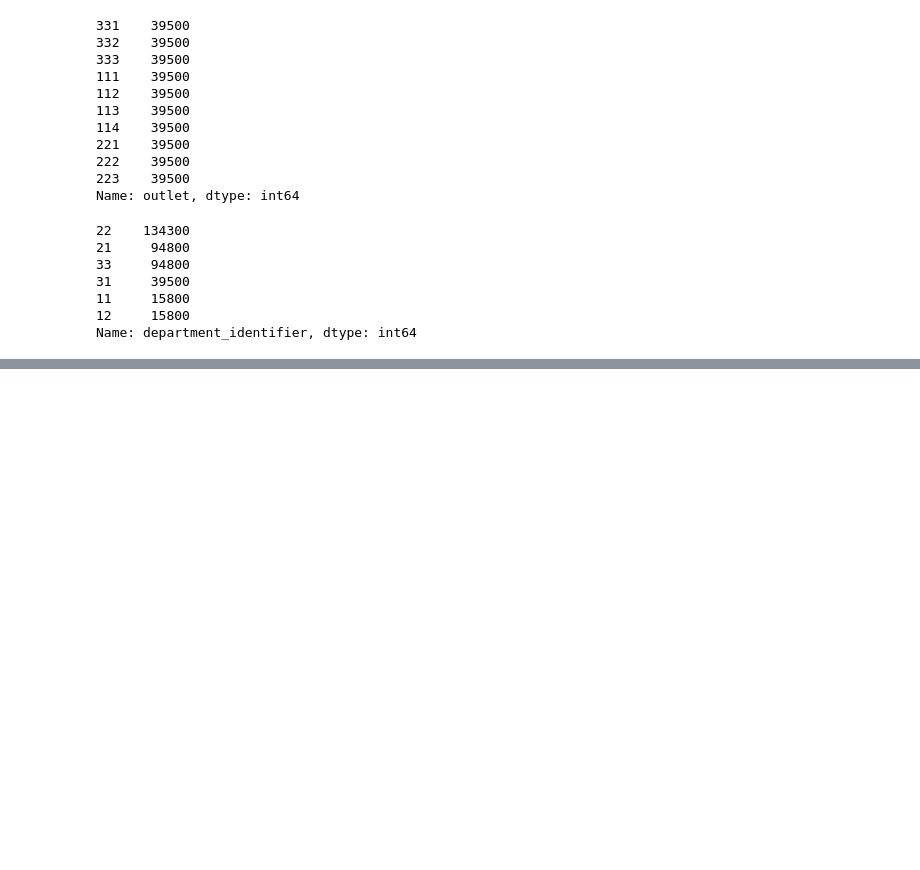
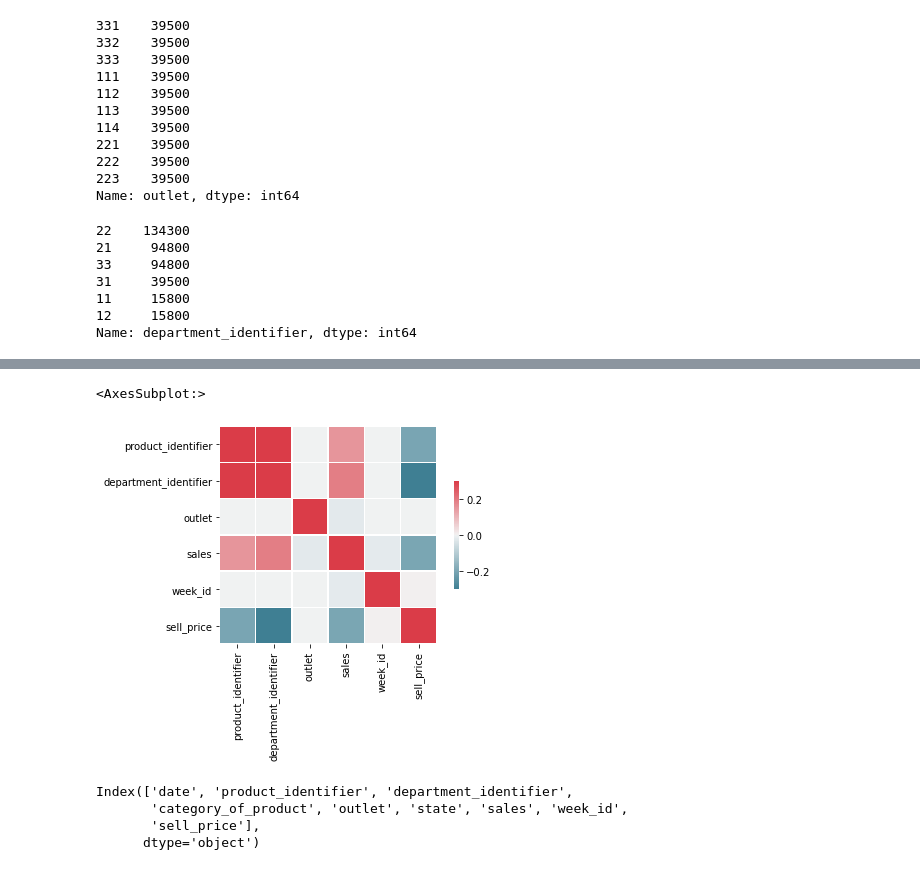
Before and after one commit to Prateekbangwal/Predicting_sales_of_product, a Jupyter notebook: predicting_retail_sales.ipynb, the cells around one changed output, grey strips where cells are left out. Cells and saved outputs as stored; diff of their text form; code cells hidden in the pictures; blank space fills up the shorter version.

```diff
--- a/predicting_retail_sales.ipynb
+++ b/predicting_retail_sales.ipynb
@@ -214,0 +267,14 @@ Name: department_identifier, dtype: int64
+# %%
+cmap = sns.diverging_palette(220, 10, as_cmap=True)
+sns.heatmap(train_data.corr(),vmax=.3, center=0, cmap=cmap,
+            square=True, linewidths=.5, cbar_kws={"shrink": .5})
+# %% [output]
+<AxesSubplot:>
+[figure, added]
+# %%
+train_data.columns
+# %% [output]
+Index(['date', 'product_identifier', 'department_identifier',
+       'category_of_product', 'outlet', 'state', 'sales', 'week_id',
+       'sell_price'],
+      dtype='object')
```
Also changed, not shown: parts of 14 cells of this notebook.
